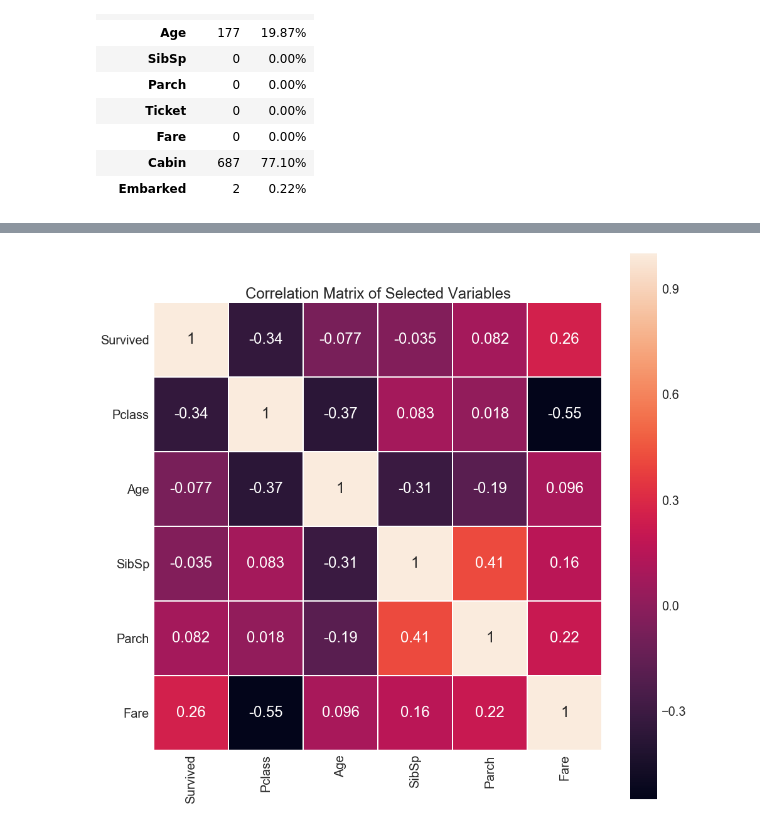
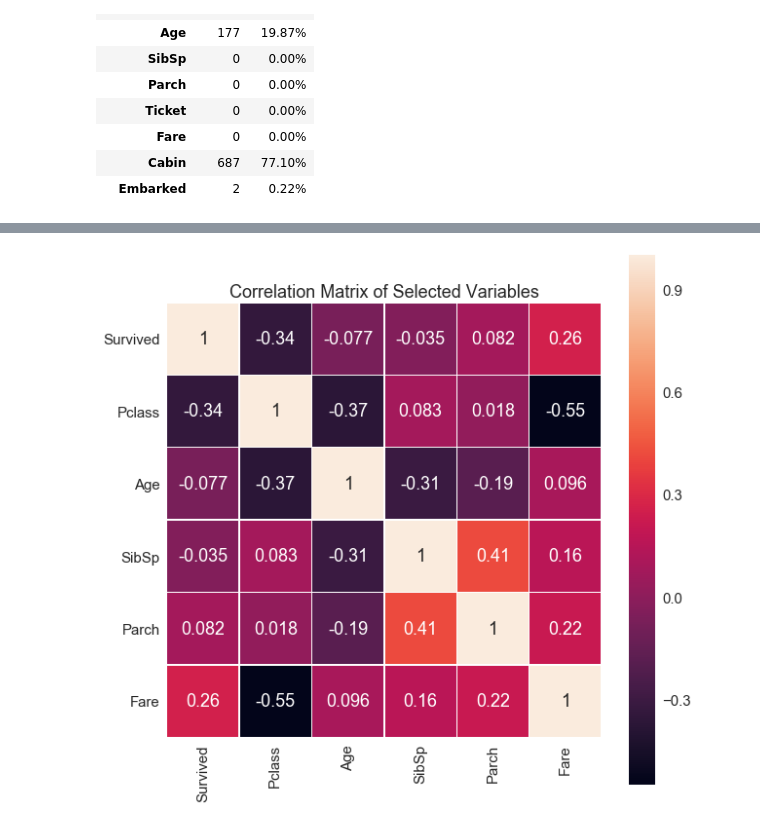
Before and after one commit to AdmiralWen/ds_tools, a Jupyter notebook: Examples/Examples.ipynb, the cells around one changed output, grey strips where cells are left out. Drawn from its saved outputs; the diff is of its cells as text; code cells hidden in the pictures.

```diff
--- a/Examples/Examples.ipynb
+++ b/Examples/Examples.ipynb
@@ -132,6 +170,6 @@ titanic2.head()
 # %%
-# corrHeatmap:
+# corrHeatmap(dataframe, vars_list, sns_font_scale = 2, fig_size = (16, 16)):
 corr_vars = ['Survived', 'Pclass', 'Sex', 'Age', 'SibSp', 'Parch', 'Fare']
-DE.corrHeatmap(titanic, corr_vars)
+DE.corrHeatmap(titanic, corr_vars, sns_font_scale = 1.5, fig_size = (10, 10))
 # %% [output]
-[figure, old version]
+[figure, new version]
```
Also changed, not shown: parts of 23 cells of this notebook, 6 other files.
